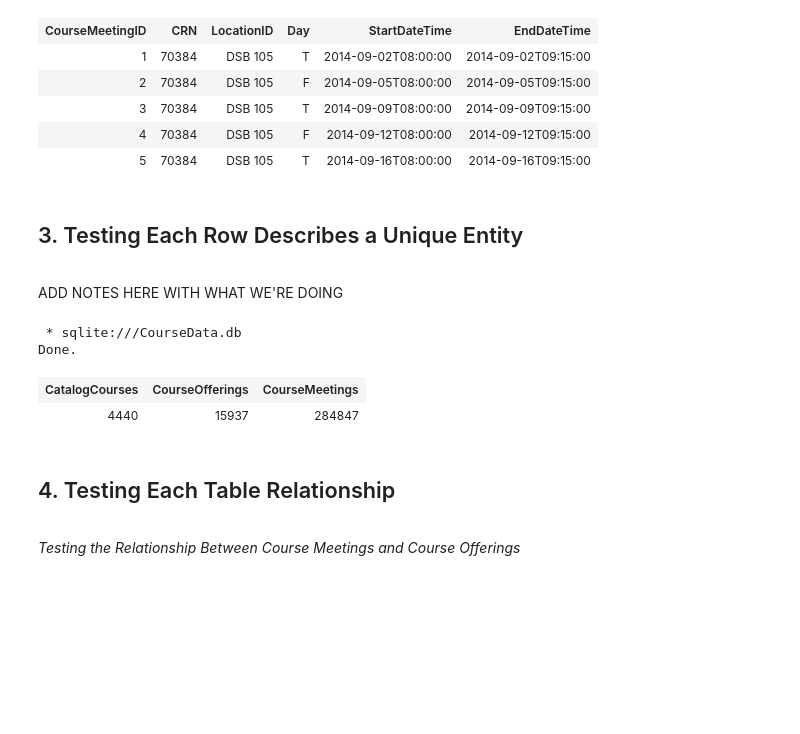
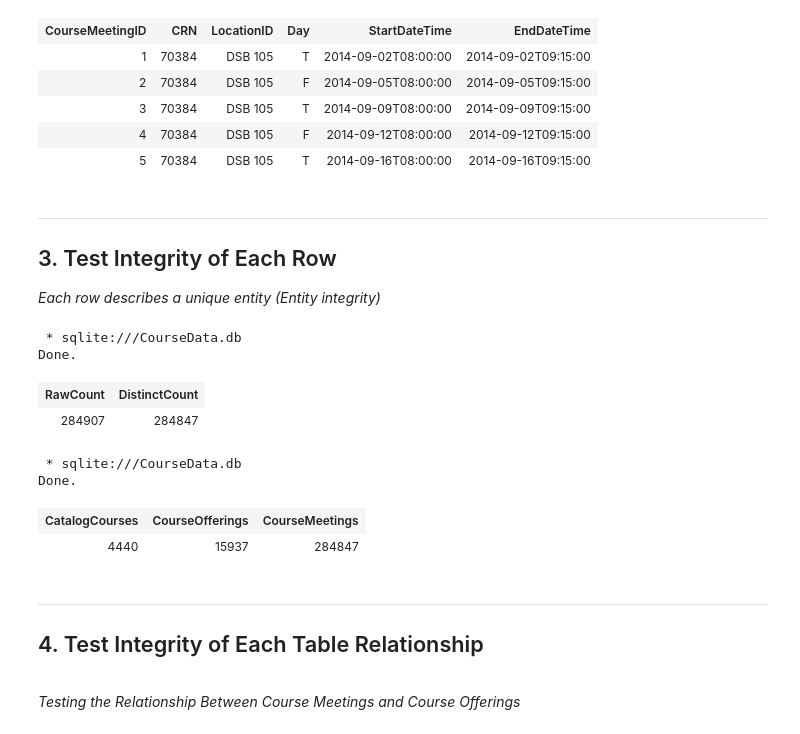
Before and after one commit to fairfield-ba510-spring2020/term-project-teamgamecancelled, a Jupyter notebook: CourseDataTests.ipynb, the cells around one changed output. Saved outputs shown, nothing was run; the diff lists cells and outputs as text; code cells hidden in the pictures; blank space fills up the shorter version.

```diff
--- a/CourseDataTests.ipynb
+++ b/CourseDataTests.ipynb
@@ -152,6 +154,18 @@ Done.
 | 4 | 70384 | DSB 105 | F | 2014-09-12T08:00:00 | 2014-09-12T09:15:00 |
 | 5 | 70384 | DSB 105 | T | 2014-09-16T08:00:00 | 2014-09-16T09:15:00 |
 # %% [markdown]
-<a id = "20"> <h2> 3. Testing Each Row Describes a Unique Entity </h2> </a>
+___
+<a id = "20"> <h2> 3. Test Integrity of Each Row </h2> </a>
+
+_Each row describes a unique entity (Entity integrity)_
-# %% [markdown]
-ADD NOTES HERE WITH WHAT WE'RE DOING
+# %%
+%%sql
+-- Record Counts for Course Meetings
+SELECT
+    (SELECT Count(*) FROM IMPORT_COURSE_MEETINGS) as 'RawCount',
+    (SELECT Count(*) FROM (SELECT DISTINCT * FROM IMPORT_COURSE_MEETINGS)) as 'DistinctCount';
+# %% [output]
+ * sqlite:///CourseData.db
+Done.
+| RawCount | DistinctCount |
+| 284907 | 284847 |
@@ -167,7 +183,8 @@ Done.
 | CatalogCourses | CourseOfferings | CourseMeetings |
 | 4440 | 15937 | 284847 |
 # %% [markdown]
-<a id = "30"> <h2> 4. Testing Each Table Relationship </h2> </a>
+___
+<a id = "30"> <h2> 4. Test Integrity of Each Table Relationship </h2> </a>
 # %% [markdown]
 _Testing the Relationship Between Course Meetings and Course Offerings_
 # %%
```
Also changed, not shown: parts of 12 cells of this notebook, 6 other files.
